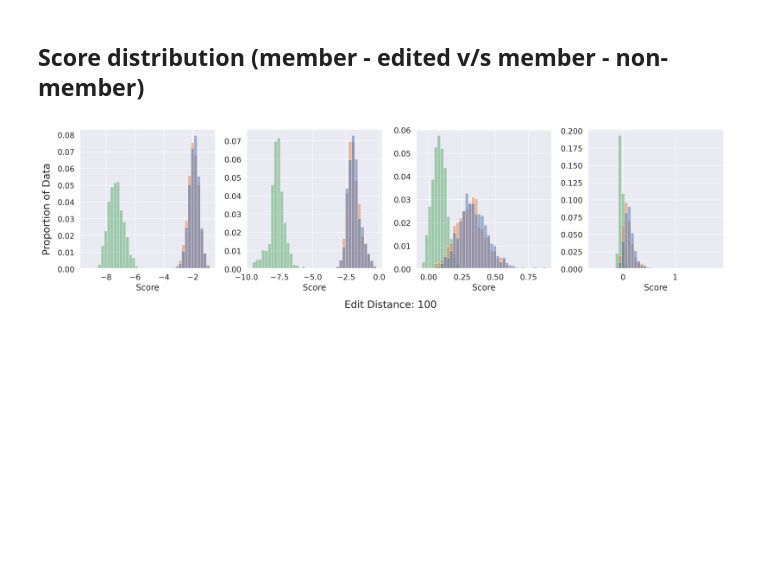
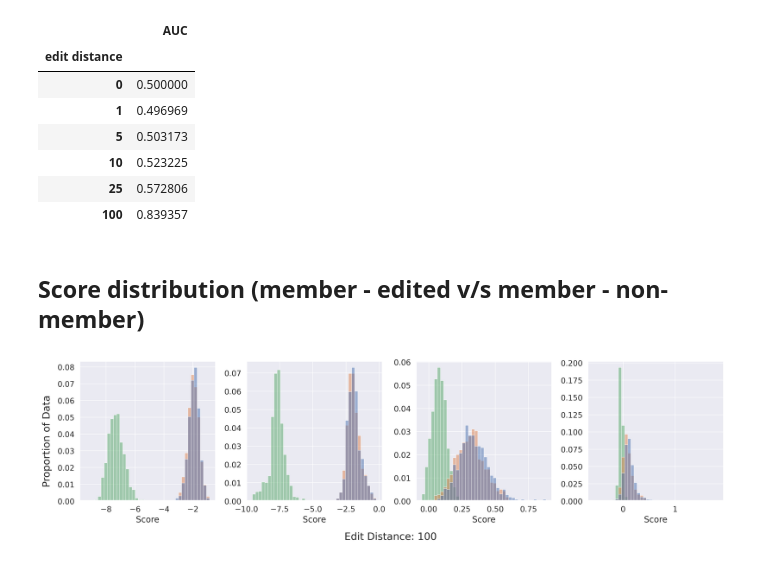
Before and after one commit to iamgroot42/mimir, a Jupyter notebook: inspect_mi.ipynb, the cells around one changed output. Cells and saved outputs as stored; diff of their text form; code cells hidden in the pictures; blank space fills up the shorter version.

```diff
--- a/inspect_mi.ipynb
+++ b/inspect_mi.ipynb
@@ -97,3 +192,14 @@ def get_auc_from_thresholds(preds_member, preds_nonmember):
+# %%
+df.groupby('edit distance').mean()
+# %% [output]
+|  | AUC |
+| edit distance |  |
+| 0 | 0.500000 |
+| 1 | 0.496969 |
+| 5 | 0.503173 |
+| 10 | 0.523225 |
+| 25 | 0.572806 |
+| 100 | 0.839357 |
 # %% [markdown]
 ## Score distribution (member - edited v/s member - non-member)
 # %%
```
Also changed, not shown: parts of 15 cells of this notebook, 18 other files.
